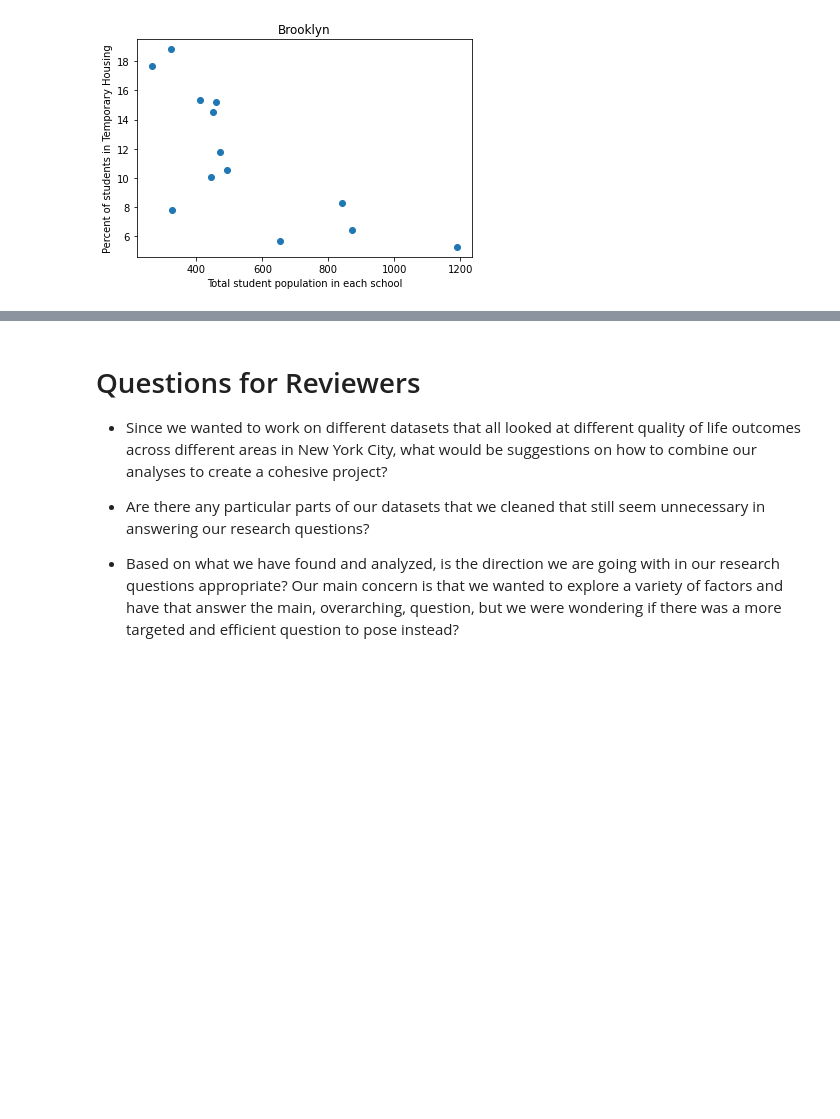
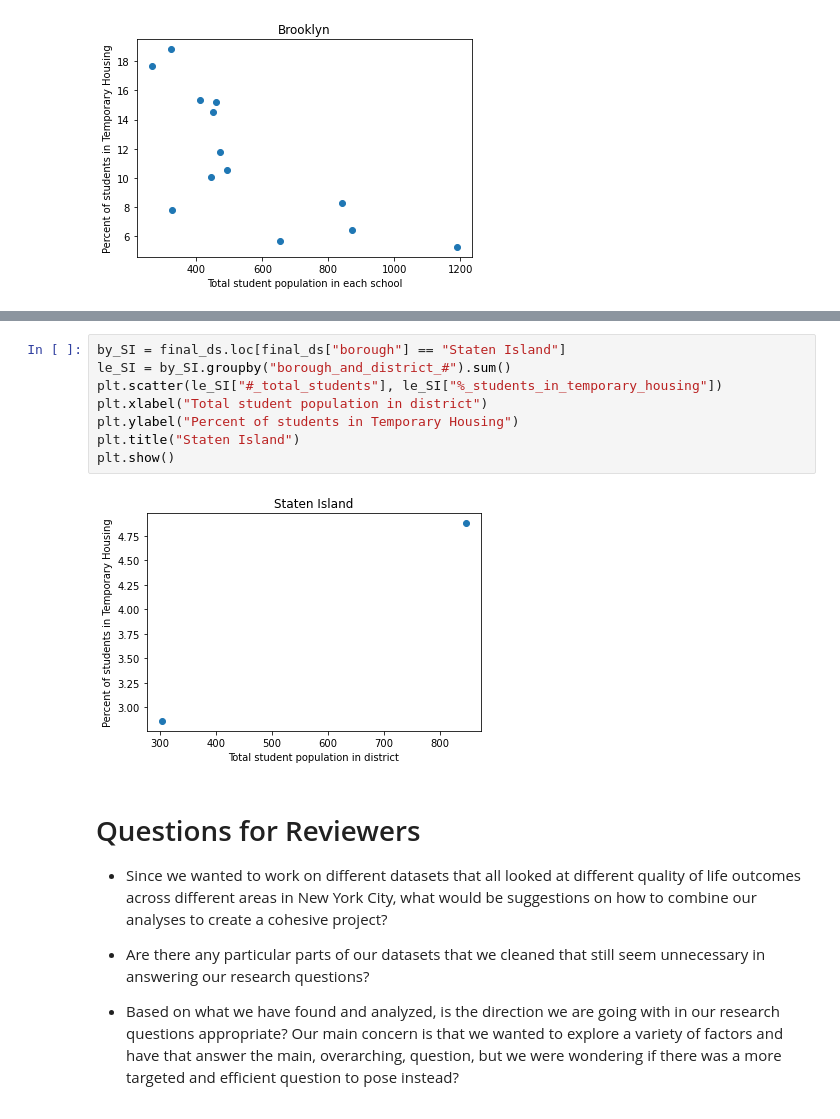
Before and after one commit to cailtyn-caj96/info-2950, a Jupyter notebook: phase2combined.ipynb, the cells around one changed output, grey strips where cells are left out. Drawn from its saved outputs; the diff is of its cells as text; blank space fills up the shorter version.

```diff
--- a/phase2combined.ipynb
+++ b/phase2combined.ipynb
@@ -664,3 +692,13 @@ The correlation is -0.73
+# %%
+by_SI = final_ds.loc[final_ds["borough"] == "Staten Island"]
+le_SI = by_SI.groupby("borough_and_district_#").sum()
+plt.scatter(le_SI["#_total_students"], le_SI["%_students_in_temporary_housing"])
+plt.xlabel("Total student population in district")
+plt.ylabel("Percent of students in Temporary Housing")
+plt.title("Staten Island")
+plt.show()
+# %% [output]
+[figure, added]
 # %% [markdown]
 # Questions for Reviewers
 * Since we wanted to work on different datasets that all looked at different quality of life outcomes across different areas in New York City, what would be suggestions on how to combine our analyses to create a cohesive project?
```
Also changed, not shown: parts of 3 cells of this notebook.
